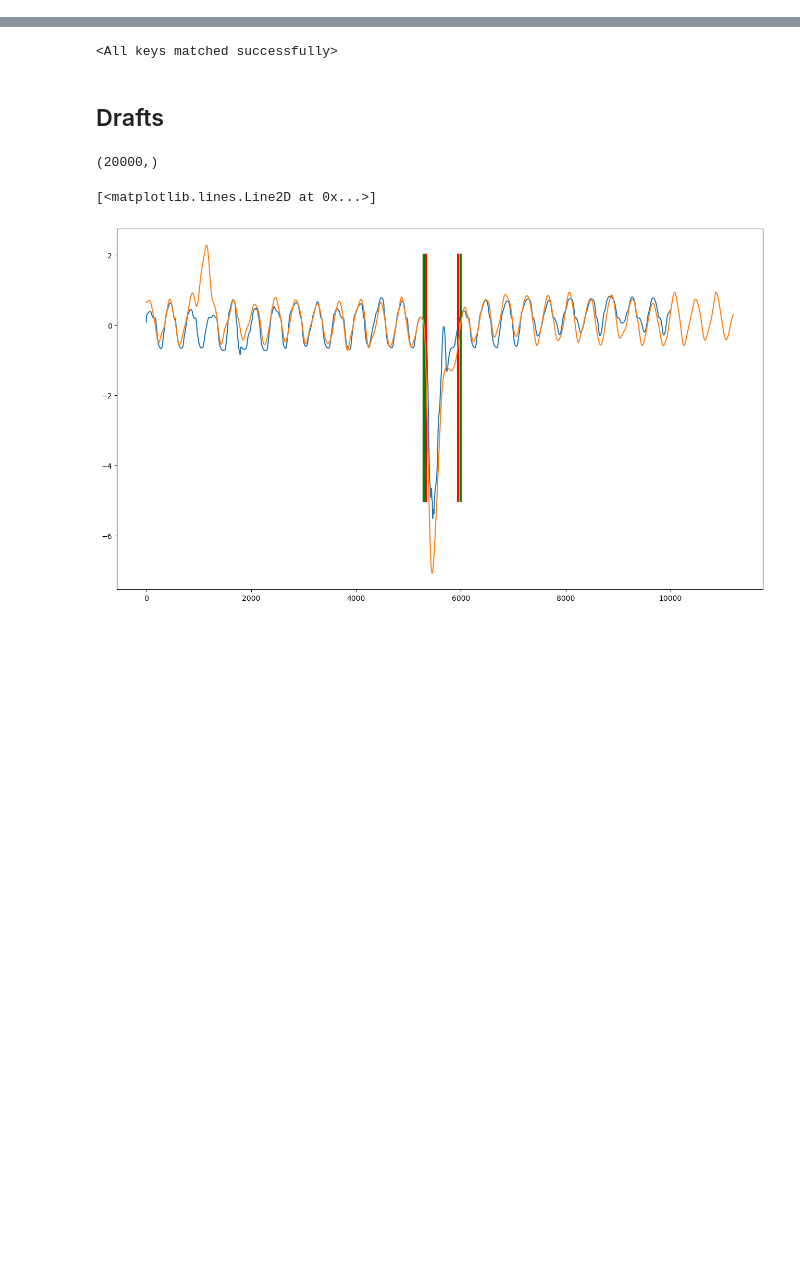
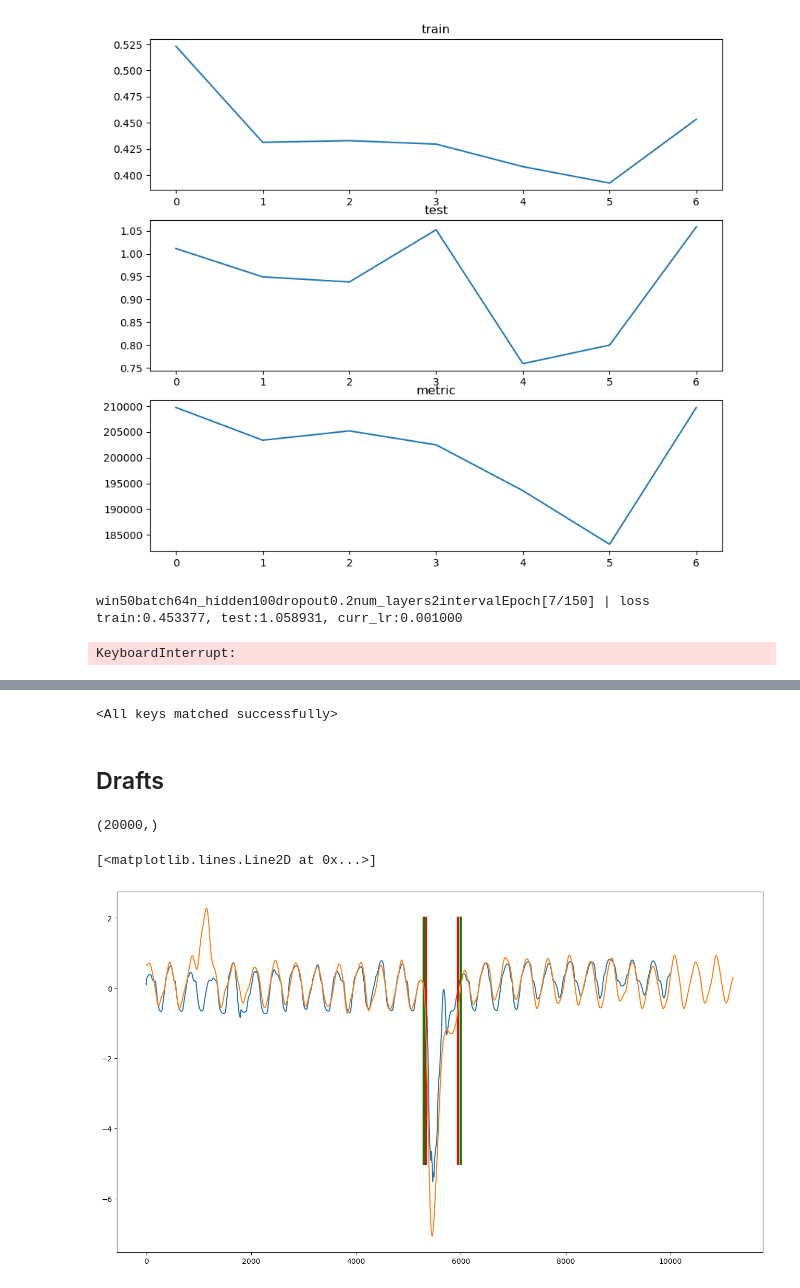
Before and after one commit to NikolayGromov/extreme-events, a Jupyter notebook: Mice exps/CA1CA3/CA1 CA3 Prediction searching hparams.ipynb, the cells around one changed output, grey strips where cells are left out. Cells and saved outputs as stored; diff of their text form; code cells hidden in the pictures; blank space fills up the shorter version.

```diff
--- a/Mice exps/CA1CA3/CA1 CA3 Prediction searching hparams.ipynb
+++ b/Mice exps/CA1CA3/CA1 CA3 Prediction searching hparams.ipynb
@@ -72,12 +76,12 @@ hop_len = train_window // 2
 ###Need to add hop
 
 
-def create_inout_sequences(input_data, target_data, tw, hop, batch_size=64):
+def create_inout_sequences(input_data, target_data, tw, hop, amp, batch_size=64):
     inout_seq = []
     L = len(input_data)
-    for i in range(0, L - max(batch_size,train_window), hop):
+    for i in range(0, L - max(batch_size,tw), hop):
         train_seq = input_data[i:i+tw]
         train_label = target_data[i:i+tw]
-        inout_seq.append((torch.FloatTensor(train_seq), torch.FloatTensor(train_label)))
+        inout_seq.append((torch.FloatTensor(train_seq), torch.FloatTensor(train_label), amp))
     return inout_seq
 # %%
@@ -290,6 +320,24 @@ n_hiddens = [100, 200, 500, 1000]
 dropouts = [0.2, 0.1]
 nums_layers = [2, 3]
 modes = ["interval", "borders"]
+# %%
+for win, batch in win_batch:
+    for n_hidden in n_hiddens:
+        for dropout in dropouts:
+            for num_layers in nums_layers:
+                for mode in modes:
+                    exp_name = "win" + str(win) + "batch" + str(batch) + "n_hidden" + str(n_hidden) + \
+                                "dropout" + str(dropout) + "num_layers" + str(num_layers) + mode
+
+                    hop_len = win // 2
+                    best_loss, best_metric = RunExperement(batch, win, hop_len,
+                                                           n_hidden, dropout, num_layers, mode, exp_name, epochs=150)
+                    np.save("./metrics2/" + exp_name + "loss", best_loss)
+                    np.save("./metrics2/" + exp_name + "metric", best_metric)
+# %% [output]
+[figure, added]
+win50batch64n_hidden100dropout0.2num_layers2intervalEpoch[7/150] | loss train:0.453377, test:1.058931, curr_lr:0.001000
+KeyboardInterrupt:
 # %%
 for win, batch in win_batch:
     for n_hidden in n_hiddens:
```
Also changed, not shown: parts of 11 cells of this notebook, 3 other files.
